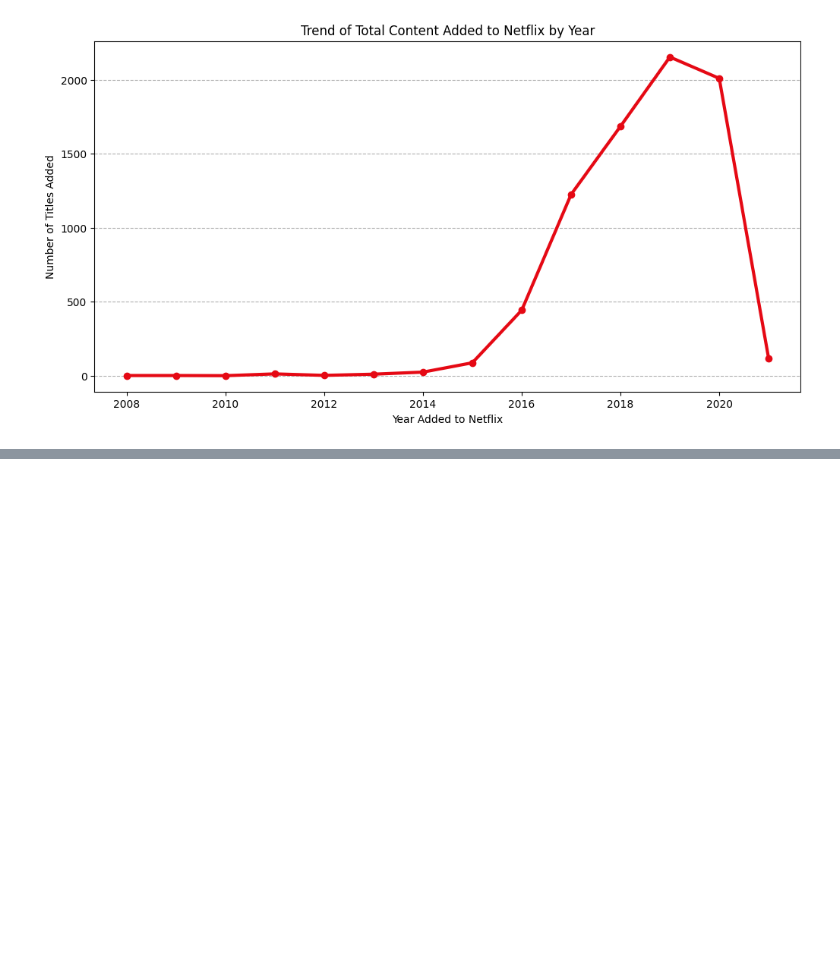
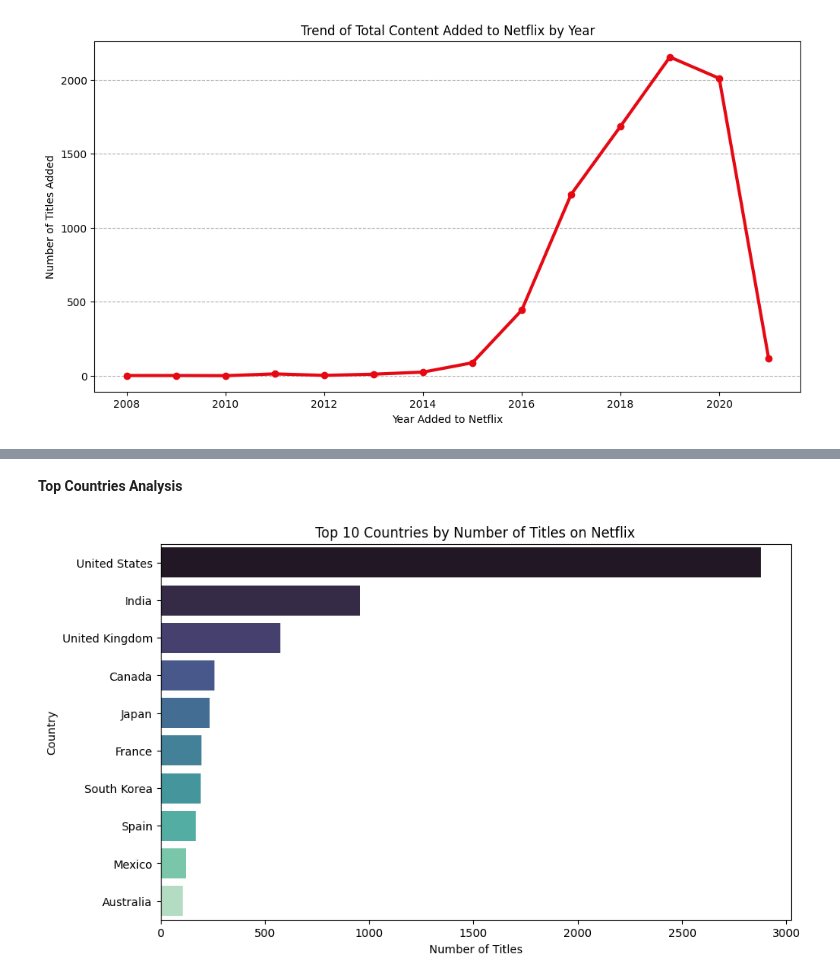
Before and after one commit to Cyber-Trinity/Data-Analysis, a Jupyter notebook: Investigating Netflix Movies/notebook.ipynb, the cells around one changed output, grey strips where cells are left out. Cells and saved outputs as stored; diff of their text form; code cells hidden in the pictures; blank space fills up the shorter version.

```diff
--- a/Investigating Netflix Movies/notebook.ipynb
+++ b/Investigating Netflix Movies/notebook.ipynb
@@ -361,0 +409,15 @@ plt.show()
+# %% [markdown]
+**Top Countries Analysis**
+# %%
+# Get the top 10 countries, excluding 'Unknown'
+top_countries = df['country'].value_counts().drop(labels=['Unknown'], errors='ignore').head(10)
+
+# Plot
+plt.figure(figsize=(10, 6))
+sns.barplot(x=top_countries.values, y=top_countries.index, hue=top_countries.index, palette='mako')
+plt.title('Top 10 Countries by Number of Titles on Netflix')
+plt.xlabel('Number of Titles')
+plt.ylabel('Country')
+plt.show()
+# %% [output]
+[figure, added]
```
Also changed, not shown: parts of 18 cells of this notebook, 4 other files.
